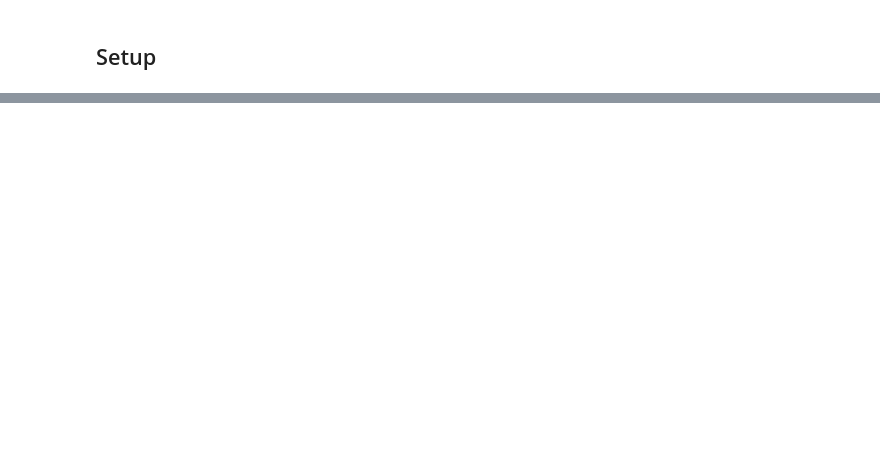
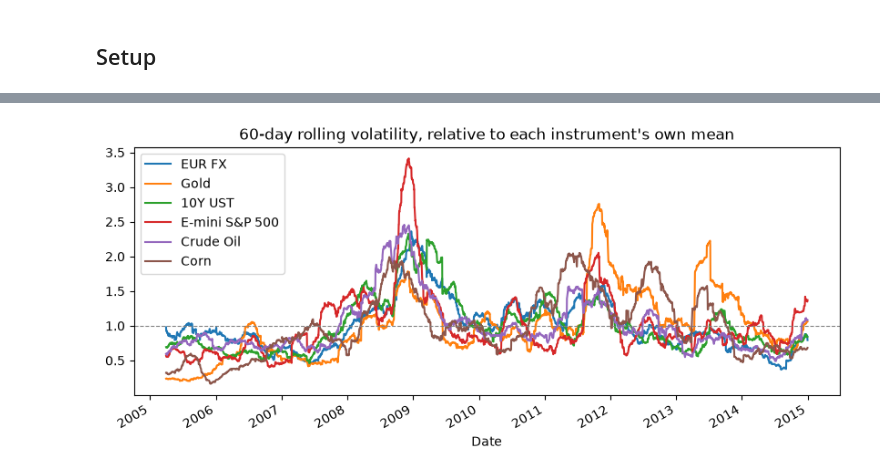
Before and after one commit to small-chicken/NUSInvestForecast, a Jupyter notebook: notebooks/01_data_exploration.ipynb, the cells around one changed output, grey strips where cells are left out. Drawn from its saved outputs; the diff is of its cells as text; code cells hidden in the pictures; blank space fills up the shorter version.

```diff
--- a/notebooks/01_data_exploration.ipynb
+++ b/notebooks/01_data_exploration.ipynb
@@ -26,0 +24,3 @@ Date ranges, missing data, basic stats per asset.
+# %%
+fut_cat = data.load_futures_catalogue()
+fut_cat.groupby(['subtype1'])['symbol'].count().sort_values(ascending=False) // 2  # /2: raw + _CCB rows
@@ -26,0 +80,14 @@ Date ranges, missing data, basic stats per asset.
+# %%
+window = slice('2005-01-01', '2014-12-31')
+
+def window_check(symbol):
+    df = data.load_futures(symbol + '_CCB')
+    c = df.loc[window, 'Close']
+    return pd.Series({'n_in_window': len(c), 'min_close': c.min() if len(c) else np.nan,
+                       'any_nonpositive': bool((c <= 0).any())})
+
+window_survey = roots['symbol'].apply(window_check)
+window_survey.index = roots['symbol']
+bad = window_survey[window_survey.any_nonpositive]
+print(f'{len(bad)} of {len(window_survey)} markets go non-positive on back-adjusted Close within 2005-2014 alone:')
+bad.join(roots.set_index('symbol')[['subtype1']])
@@ -26,0 +192,8 @@ Date ranges, missing data, basic stats per asset.
+# %%
+# Raw price-difference-unit roll_vol isn't comparable across instruments (EUR FX ~0.01 vs Gold ~20) -- normalize each to its own mean so relative calm/turbulent regimes are visible on a shared axis.
+(roll_vol / roll_vol.mean()).plot(
+    title='60-day rolling volatility, relative to each instrument\'s own mean')
+plt.axhline(1.0, color='grey', linewidth=0.8, linestyle='--')
+plt.show()
+# %% [output]
+[figure, added]
```
Also changed, not shown: parts of 25 cells of this notebook, 3 other files.
